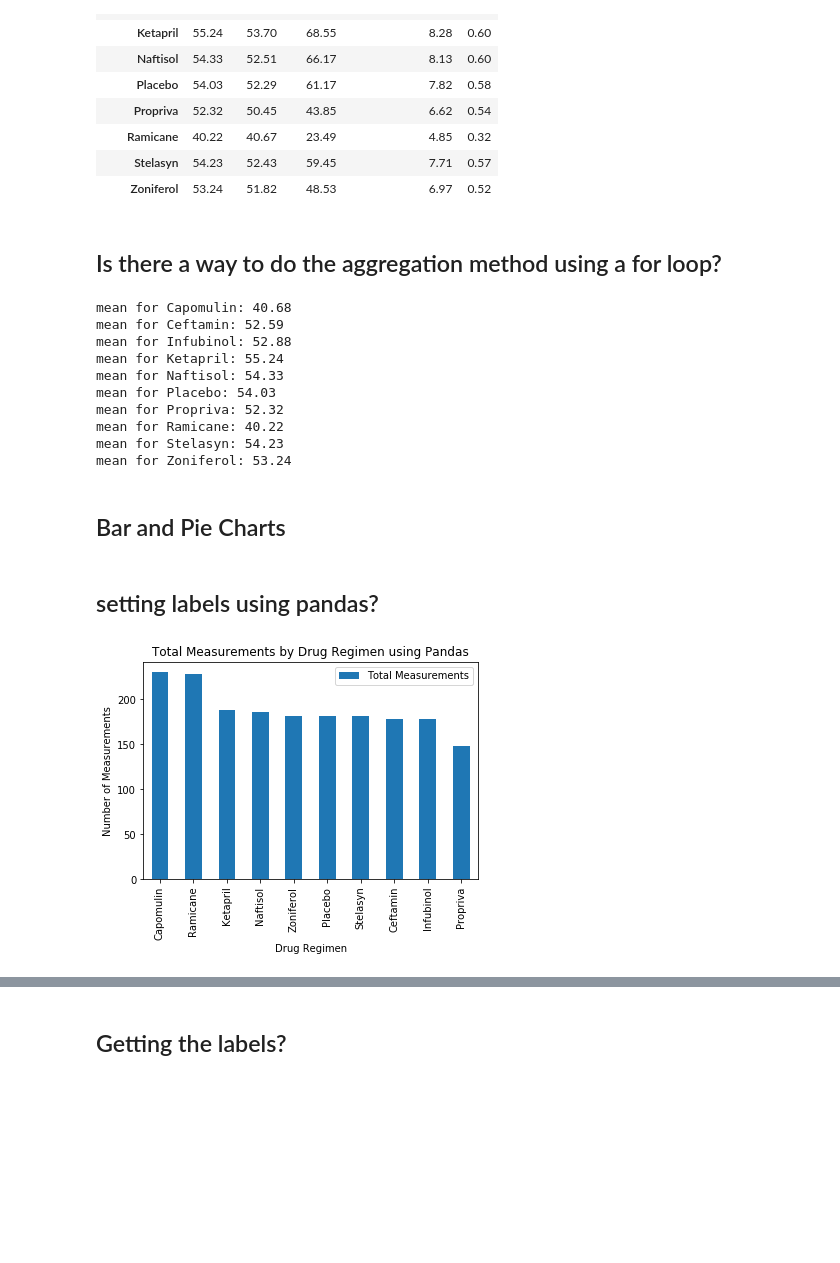
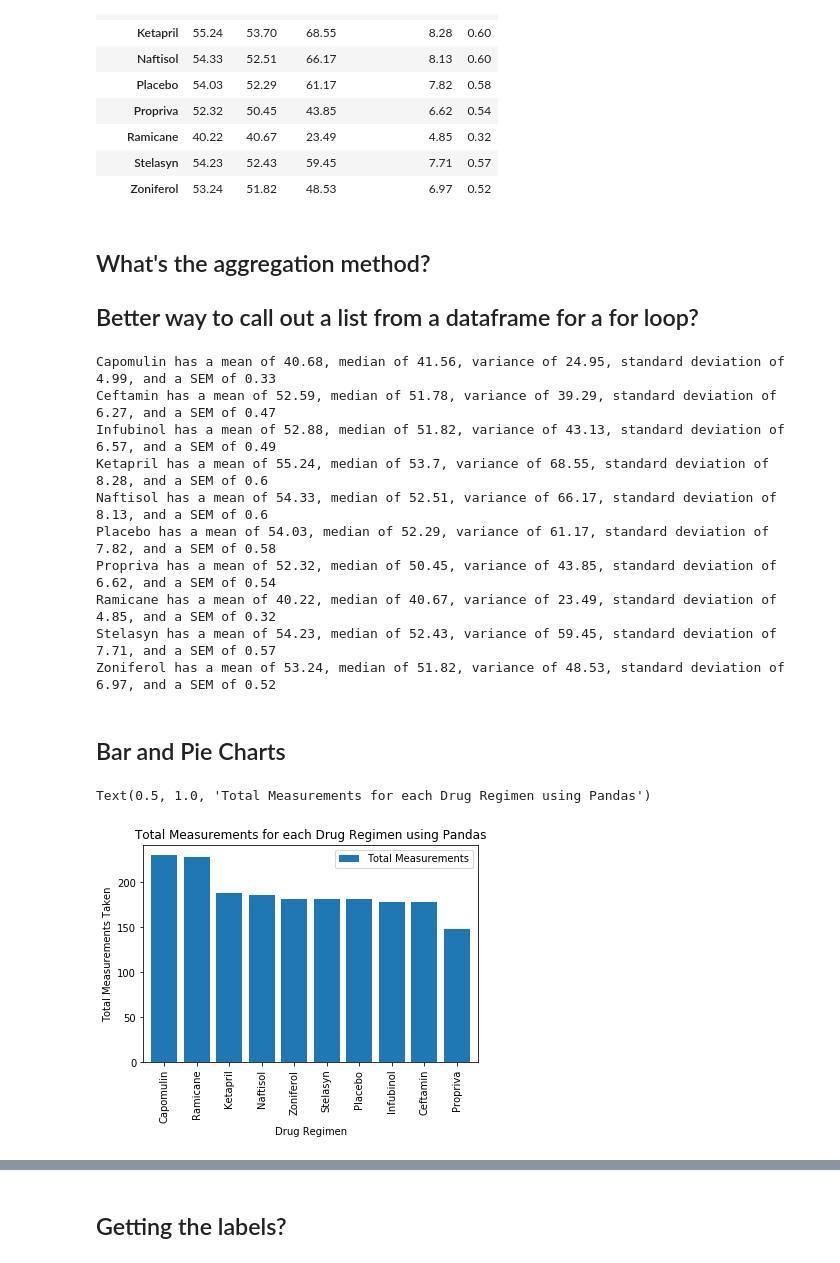
Before and after one commit to khartmann5/Matplotlib-Pymaceuticals, a Jupyter notebook: pymaceuticals_KH.ipynb, the cells around one changed output, grey strips where cells are left out. Drawn from its saved outputs; the diff is of its cells as text; code cells hidden in the pictures; blank space fills up the shorter version.

```diff
--- a/pymaceuticals_KH.ipynb
+++ b/pymaceuticals_KH.ipynb
@@ -160,42 +160,12 @@ summary_statistics
 | Ramicane | 40.22 | 40.67 | 23.49 | 4.85 | 0.32 |
 | Stelasyn | 54.23 | 52.43 | 59.45 | 7.71 | 0.57 |
 | Zoniferol | 53.24 | 51.82 | 48.53 | 6.97 | 0.52 |
-# %% [markdown]
-## Is there a way to do the aggregation method using a for loop?
+# %% [markdown]
+## What's the aggregation method?
+## Better way to call out a list from a dataframe for a for loop?
 # %%
 # Generate a summary statistics table of mean, median, variance, standard deviation, and SEM of the tumor volume for each regimen
 # Using the aggregation method, produce the same summary statistics in a single line
-# capomulin = clean_combined_mouse_data.loc[clean_combined_mouse_data["Drug Regimen"]=="Capomulin"]
-# capomulin_mean = round(capomulin["Tumor Volume (mm3)"].mean(),2)
-# capomulin_median = round(capomulin["Tumor Volume (mm3)"].median(),2)
-# capomulin_variance = round(capomulin["Tumor Volume (mm3)"].var(),2)
-# capomulin_std = round(capomulin["Tumor Volume (mm3)"].std(),2)
-# capomulin_sem = round(capomulin["Tumor Volume (mm3)"].sem(),2)
-# print(f"Capomulin has a mean of {capomulin_mean}, median of {capomulin_median}, variance of {capomulin_variance}, standard deviation of {capomulin_std}, and a SEM of {capomulin_sem}")
-
-# ceftamin = clean_combined_mouse_data.loc[clean_combined_mouse_data["Drug Regimen"]=="Ceftamin"]
-# ceftamin_mean = round(ceftamin["Tumor Volume (mm3)"].mean(),2)
-# ceftamin_median = round(ceftamin["Tumor Volume (mm3)"].median(),2)
-# ceftamin_variance = round(ceftamin["Tumor Volume (mm3)"].var(),2)
-# ceftamin_std = round(ceftamin["Tumor Volume (mm3)"].std(),2)
-# ceftamin_sem = round(ceftamin["Tumor Volume (mm3)"].sem(),2)
-# print(f"Ceftamin has a mean of {ceftamin_mean}, median of {ceftamin_median}, variance of {ceftamin_variance}, standard deviation of {ceftamin_std}, and a SEM of {ceftamin_sem}")
-
-# infubinol = clean_combined_mouse_data.loc[clean_combined_mouse_data["Drug Regimen"]=="Infubinol"]
-# infubinol_mean = round(infubinol["Tumor Volume (mm3)"].mean(),2)
-# infubinol_median = round(infubinol["Tumor Volume (mm3)"].median(),2)
-# infubinol_variance = round(infubinol["Tumor Volume (mm3)"].var(),2)
-# infubinol_std = round(infubinol["Tumor Volume (mm3)"].std(),2)
-# infubinol_sem = round(infubinol["Tumor Volume (mm3)"].sem(),2)
-# print(f"Infubinol has a mean of {infubinol_mean}, median of {infubinol_median}, variance of {infubinol_variance}, standard deviation of {infubinol_std}, and a SEM of {infubinol_sem}")
-
-# ketapril = clean_combined_mouse_data.loc[clean_combined_mouse_data["Drug Regimen"]=="Ketapril"]
-# ketapril_mean = round(ketapril["Tumor Volume (mm3)"].mean(),2)
-# ketapril_median = round(ketapril["Tumor Volume (mm3)"].median(),2)
-# ketapril_variance = round(ketapril["Tumor Volume (mm3)"].var(),2)
-# ketapril_std = round(ketapril["Tumor Volume (mm3)"].std(),2)
-# ketapril_sem = round(ketapril["Tumor Volume (mm3)"].sem(),2)
-# print(f"Ketapril has a mean of {ketapril_mean}, median of {ketapril_median}, variance of {ketapril_variance}, standard deviation of {ketapril_std}, and a SEM of {ketapril_sem}")
 
 # drugs = clean_combined_mouse_data["Drug Regimen"]
 drugs = ["Capomulin","Ceftamin","Infubinol","Ketapril","Naftisol","Placebo","Propriva","Ramicane","Stelasyn","Zoniferol"]
@@ -203,34 +173,35 @@ drug_values = []
 for drug in drugs:
         drug_stats = clean_combined_mouse_data.loc[clean_combined_mouse_data["Drug Regimen"]==drug]
         mean = round(drug_stats["Tumor Volume (mm3)"].mean(),2)
-        print(f"mean for {drug}: {mean}")
+        median = round(drug_stats["Tumor Volume (mm3)"].median(),2)
+        variance = round(drug_stats["Tumor Volume (mm3)"].var(),2)
+        std = round(drug_stats["Tumor Volume (mm3)"].std(),2)
+        sem = round(drug_stats["Tumor Volume (mm3)"].sem(),2)
+        print(f"{drug} has a mean of {mean}, median of {median}, variance of {variance}, standard deviation of {std}, and a SEM of {sem}")
 # %% [output]
-mean for Capomulin: 40.68
-mean for Ceftamin: 52.59
-mean for Infubinol: 52.88
-mean for Ketapril: 55.24
-mean for Naftisol: 54.33
-mean for Placebo: 54.03
-mean for Propriva: 52.32
-mean for Ramicane: 40.22
-mean for Stelasyn: 54.23
-mean for Zoniferol: 53.24
+Capomulin has a mean of 40.68, median of 41.56, variance of 24.95, standard deviation of 4.99, and a SEM of 0.33
+Ceftamin has a mean of 52.59, median of 51.78, variance of 39.29, standard deviation of 6.27, and a SEM of 0.47
+Infubinol has a mean of 52.88, median of 51.82, variance of 43.13, standard deviation of 6.57, and a SEM of 0.49
+Ketapril has a mean of 55.24, median of 53.7, variance of 68.55, standard deviation of 8.28, and a SEM of 0.6
+Naftisol has a mean of 54.33, median of 52.51, variance of 66.17, standard deviation of 8.13, and a SEM of 0.6
+Placebo has a mean of 54.03, median of 52.29, variance of 61.17, standard deviation of 7.82, and a SEM of 0.58
+Propriva has a mean of 52.32, median of 50.45, variance of 43.85, standard deviation of 6.62, and a SEM of 0.54
+Ramicane has a mean of 40.22, median of 40.67, variance of 23.49, standard deviation of 4.85, and a SEM of 0.32
+Stelasyn has a mean of 54.23, median of 52.43, variance of 59.45, standard deviation of 7.71, and a SEM of 0.57
+Zoniferol has a mean of 53.24, median of 51.82, variance of 48.53, standard deviation of 6.97, and a SEM of 0.52
 # %% [markdown]
 ## Bar and Pie Charts
-# %% [markdown]
-## setting labels using pandas?
 # %%
 # Generate a bar plot showing the total number of measurements taken on each drug regimen using pandas.
 drug_regimen_data = clean_combined_mouse_data["Drug Regimen"].value_counts()
 drug_regimen_df = pd.DataFrame({"Total Measurements":drug_regimen_data})
-df2plot = drug_regimen_df[["Total Measurements"]]
-ax=df2plot.plot(kind="bar")
-plt.title("Total Measurements by Drug Regimen using Pandas")
-plt.ylabel("Number of Measurements")
-plt.xlabel("Drug Regimen")
-plt.show()
+bar_plot = drug_regimen_df.plot.bar(width=0.8,zorder=3)
+bar_plot.set_xlabel("Drug Regimen")
+bar_plot.set_ylabel("Total Measurements Taken")
+bar_plot.set_title("Total Measurements for each Drug Regimen using Pandas")
 # %% [output]
+Text(0.5, 1.0, 'Total Measurements for each Drug Regimen using Pandas')
-[figure, old version]
+[figure, new version]
 # %%
 # Generate a bar plot showing the total number of measurements taken on each drug regimen using pyplot.
 drug_regimen = clean_combined_mouse_data["Drug Regimen"].nunique()
```
Also changed, not shown: parts of 5 cells of this notebook.
